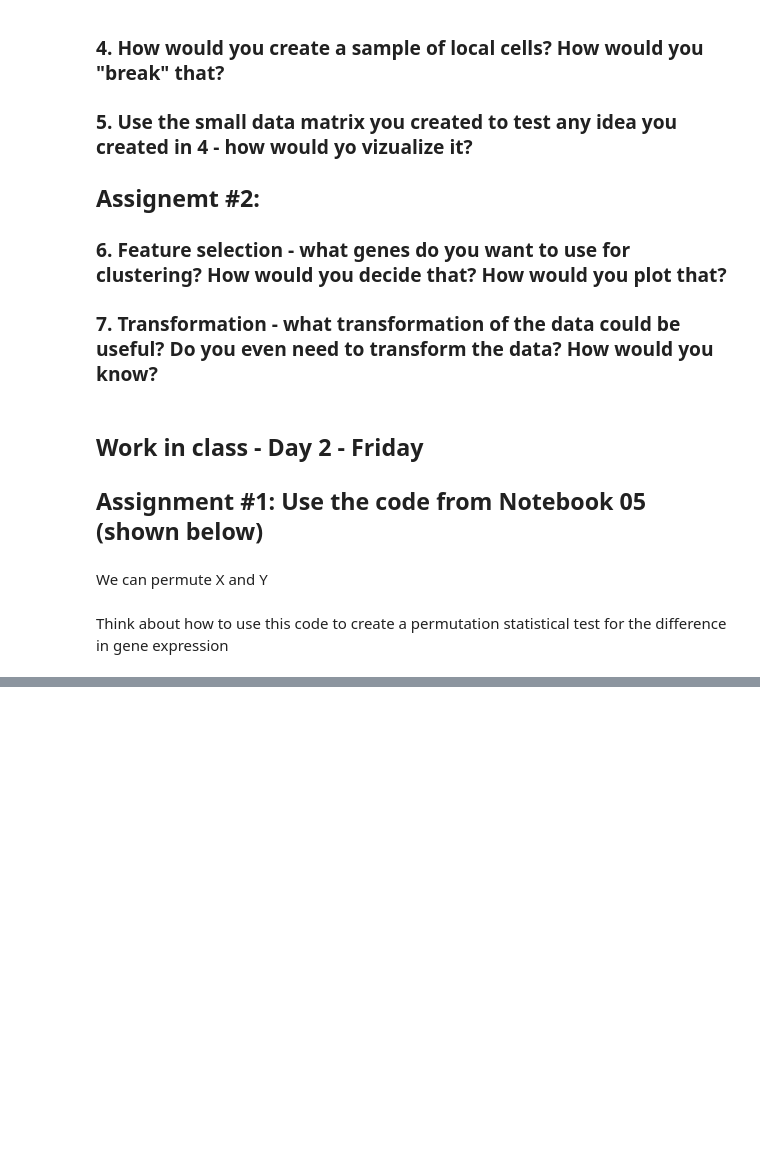
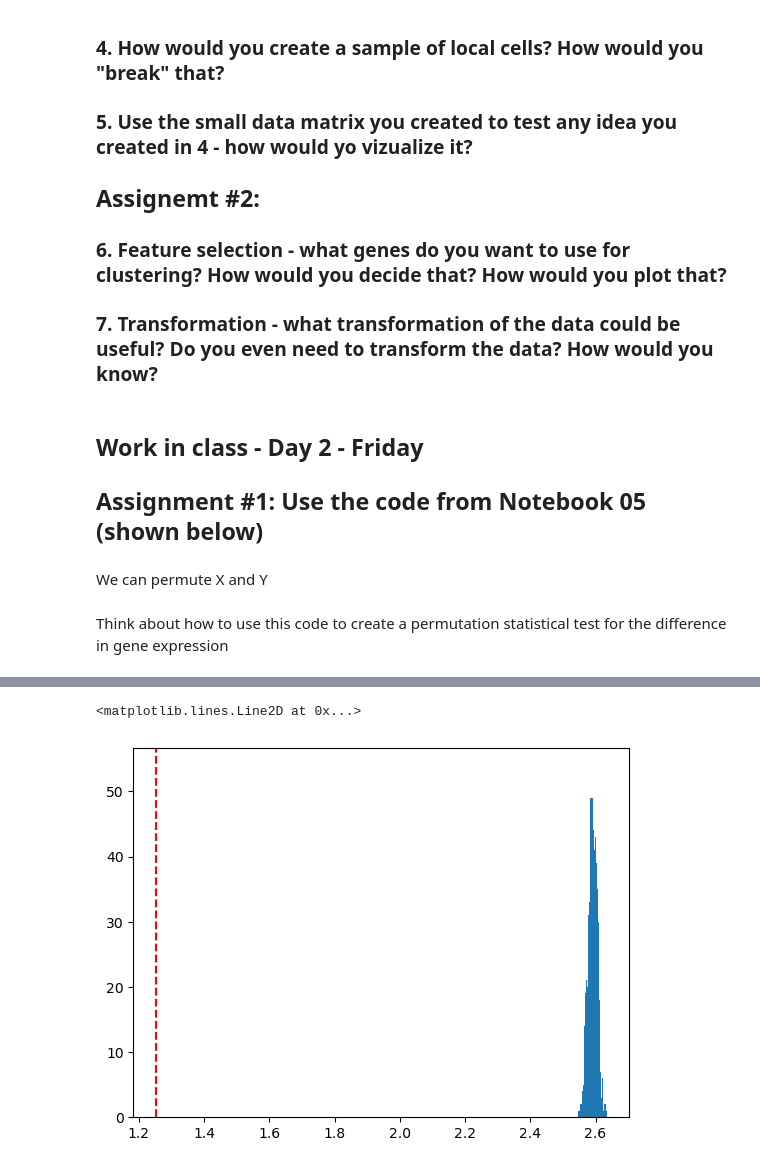
Before and after one commit to rwollman/Chem269-2023, a Jupyter notebook: Notebooks/06_Assignments.ipynb, the cells around one changed output, grey strips where cells are left out. Cells and saved outputs as stored; diff of their text form; code cells hidden in the pictures; blank space fills up the shorter version.

```diff
--- a/Notebooks/06_Assignments.ipynb
+++ b/Notebooks/06_Assignments.ipynb
@@ -75,0 +132,12 @@ Think about how to use this code to create a permutation statistical test for th
+# %%
+iter=1000
+std_perm_avg = np.zeros(iter)
+for i in range(iter):
+    g_perm = np.random.permutation(g)
+    std_perm_avg[i] = g_perm[indices[:,1:]].std(axis=1).mean()
+# %%
+plt.hist(std_perm_avg,bins=50);
+plt.axvline(x=avg_std_local, color='r', linestyle='--')
+# %% [output]
+<matplotlib.lines.Line2D at 0x...>
+[figure, added]
```
Also changed, not shown: parts of 8 cells of this notebook.
